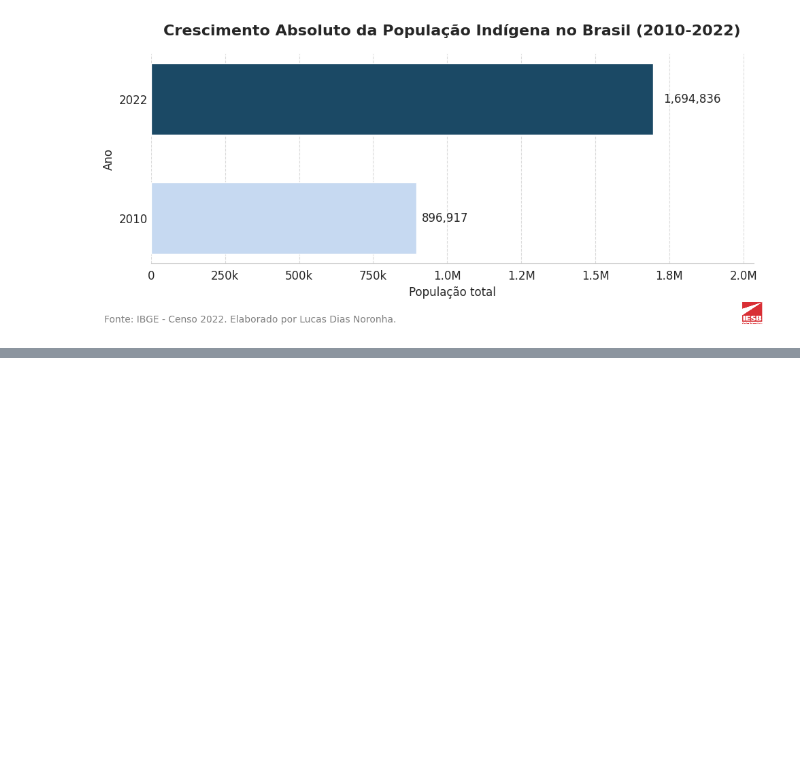
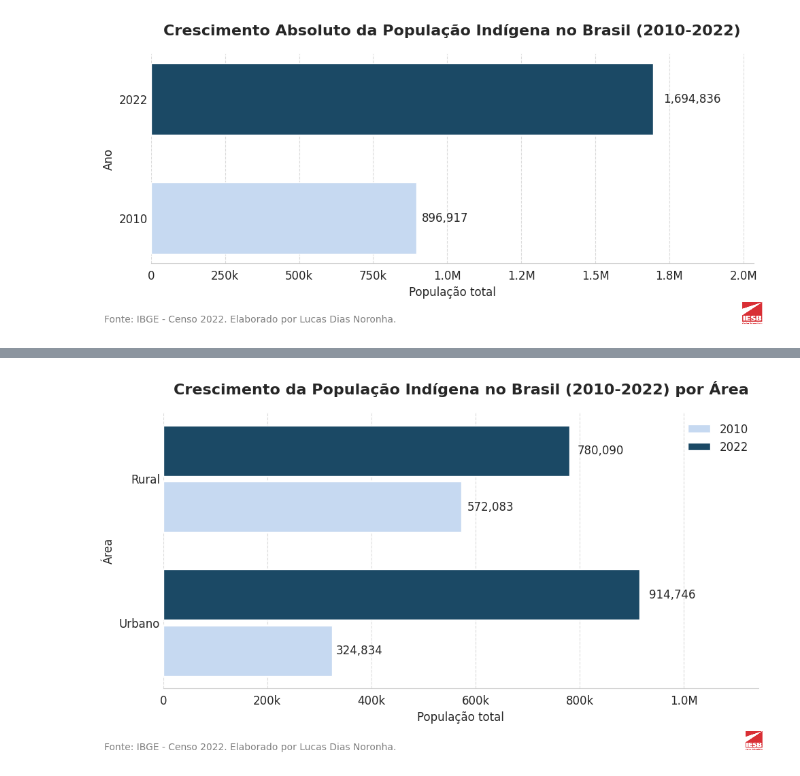
Before and after one commit to LUCASDNORONHA/exploracao-dados-indigenas-2010-2022, a Jupyter notebook: notebooks/02_analysis.ipynb, the cells around one changed output, grey strips where cells are left out. Saved outputs shown, nothing was run; the diff lists cells and outputs as text; code cells hidden in the pictures; blank space fills up the shorter version.

```diff
--- a/notebooks/02_analysis.ipynb
+++ b/notebooks/02_analysis.ipynb
@@ -194,0 +234,100 @@ plt.show()
+# %%
+# --- Dados ---
+# O eixo Y agora será a Área, e as barras serão os Anos
+categorias = ['Urbano', 'Rural']
+localidade = db_pais['Localidade'].values[0]
+
+# Extrai os valores de 2010
+valores_2010 = [
+    db_pais['Indígenas 2010 Urbano'].values[0],
+    db_pais['Indígenas 2010 Rural'].values[0]
+]
+
+# Extrai os valores de 2022
+valores_2022 = [
+    db_pais['Indígenas 2022 Urbano'].values[0],
+    db_pais['Indígenas 2022 Rural'].values[0]
+]
+
+# --- Estilo ---
+sns.set_style("whitegrid")
+plt.rcParams.update({
+    'font.size': 12,
+    'font.family': 'DejaVu Sans',
+    'axes.titlesize': 16,
+    'axes.titleweight': 'bold'
+})
+
+# --- Criar gráfico horizontal com barras lado a lado ---
+fig, ax = plt.subplots(figsize=(10, 6))
+
+n_categorias = len(categorias)
+y_pos = np.arange(n_categorias)  # posições das barras (Urbano, Rural)
+height = 0.35  # altura das barras individuais
+gap = 0.02     # pequeno espaço entre barras lado a lado
+
+# Deslocamento para 2010 e 2022
+# Usamos as cores do seu primeiro gráfico para consistência
+ax.barh(y_pos - height/2 - gap, valores_2010, height=height, color='#C6D9F1', label='2010')
+ax.barh(y_pos + height/2 + gap, valores_2022, height=height, color='#1B4965', label='2022')
+
+# --- Adicionar valores ao final das barras ---
+for i in range(n_categorias):
+    # Rótulos para 2010
+    ax.text(valores_2010[i]*1.02, y_pos[i] - height/2 - gap, f"{valores_2010[i]:,.0f}",
+            va='center', ha='left', fontsize=12)
+    # Rótulos para 2022
+    ax.text(valores_2022[i]*1.02, y_pos[i] + height/2 + gap, f"{valores_2022[i]:,.0f}",
+            va='center', ha='left', fontsize=12)
+
+# --- Configurações do eixo ---
+ax.set_yticks(y_pos)
+ax.set_yticklabels(categorias) # Agora mostra 'Urbano' e 'Rural'
+ax.set_xlabel('População total')
+ax.set_ylabel('Área') # Eixo Y agora é a Área
+ax.set_title(f'Crescimento da População Indígena no {localidade} (2010-2022) por Área', pad=20)
+
+# Formatador eixo X
+def millions_formatter(x, pos):
+    if x >= 1e6:
+        return f'{x/1e6:.1f}M'
+    elif x >= 1e3:
+        return f'{x/1e3:.0f}k'
+    else:
+        return f'{x:,.0f}'
+
+ax.xaxis.set_major_formatter(ticker.FuncFormatter(millions_formatter))
+
+# --- Grid e estilo ---
+sns.despine(ax=ax, top=True, right=True, left=True, bottom=False)
+ax.xaxis.grid(True, linestyle='--', alpha=0.7)
+ax.yaxis.grid(False)
+ax.tick_params(axis='y', length=0)
+ax.set_xlim(right=max(max(valores_2010), max(valores_2022)) * 1.25)
+
+# --- Legenda ---
+# A legenda agora mostra '2010' e '2022'
+ax.legend(frameon=False)
+
+# --- Fonte no rodapé esquerdo ---
+plt.figtext(0.02, 0.01, 'Fonte: IBGE - Censo 2022. Elaborado por Lucas Dias Noronha.',
+            ha='left', va='bottom', fontsize=10, color='gray')
+
+# --- Logo no rodapé direito ---
+try:
+    logo_path = '../assets/IESB_Logo.png' # Caminho original
+    logo = plt.imread(logo_path)
+    imagebox = OffsetImage(logo, zoom=0.25) # Zoom original
+    ab = AnnotationBbox(imagebox, (0.98, 0.02), frameon=False,
+                        xycoords='figure fraction', box_alignment=(1,0))
+    fig.add_artist(ab)
+except FileNotFoundError:
+    print("Arquivo de logo não encontrado. O logo não será adicionado.")
+
+plt.tight_layout(rect=[0, 0.05, 1, 0.95]) # Layout original
+
+# Sugiro um novo nome de arquivo para refletir o novo gráfico
+plt.savefig('../reports/figures/grafico_crescimento_pop_indigena_por_area.png', dpi=300, bbox_inches='tight')
+plt.show()
+# %% [output]
+[figure, added]
```
Also changed, not shown: parts of 10 cells of this notebook, 1 other file.
